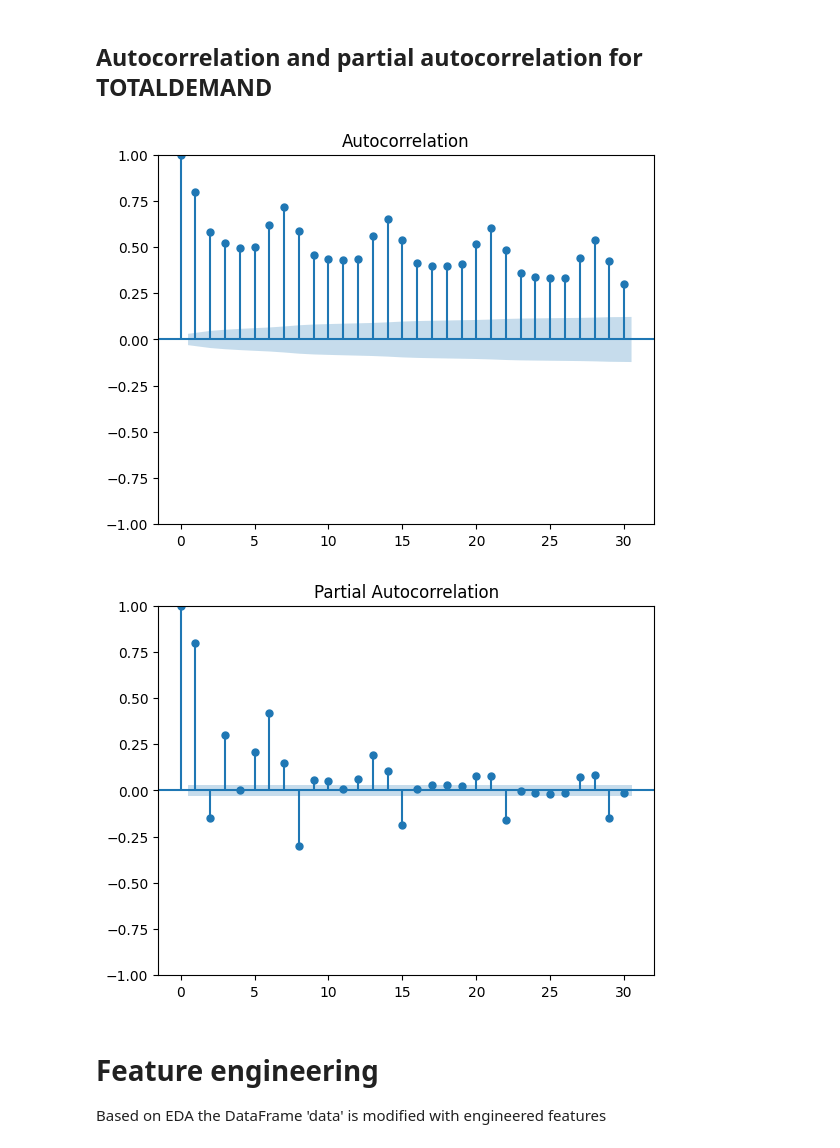
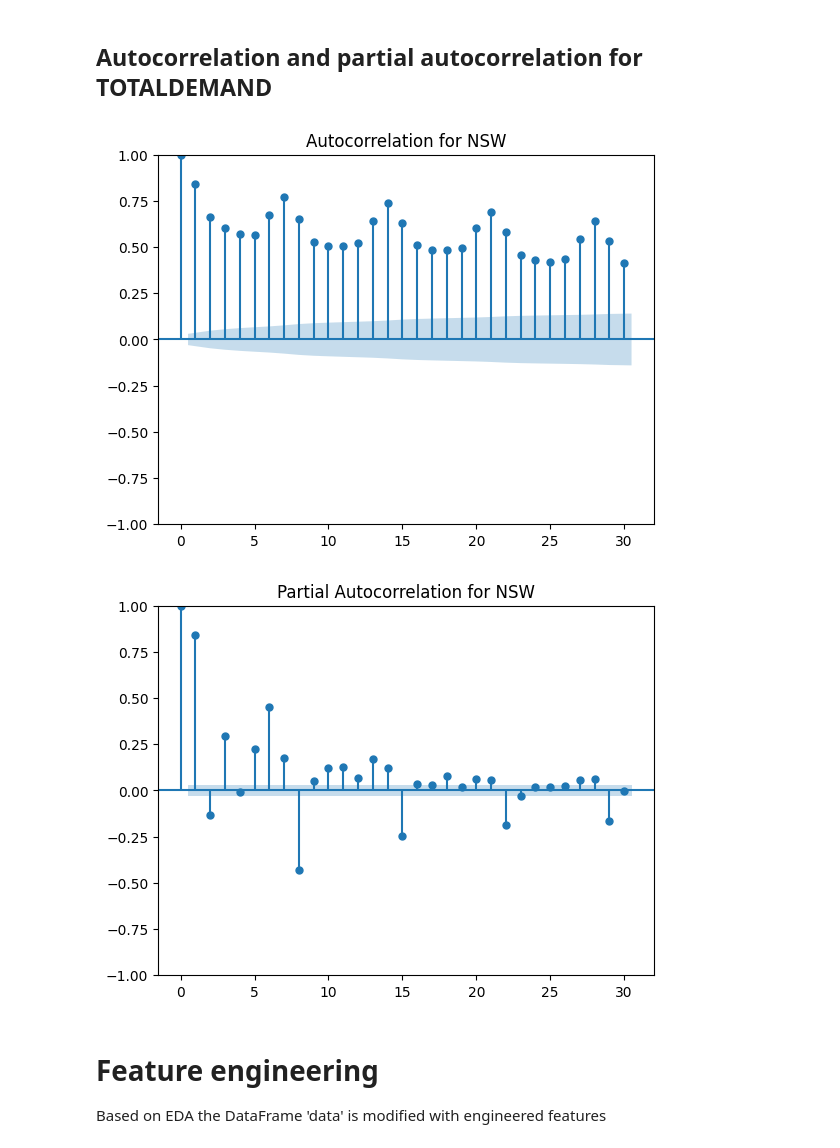
Before and after one commit to KaiJDect/Group10_project, a Jupyter notebook: src/notebooks/Geo_Modelling.ipynb, the cells around one changed output. Saved outputs shown, nothing was run; the diff lists cells and outputs as text; code cells hidden in the pictures.

```diff
--- a/src/notebooks/Geo_Modelling.ipynb
+++ b/src/notebooks/Geo_Modelling.ipynb
@@ -268,7 +268,7 @@ Index(['DATETIME', 'TOTALDEMAND', 'TEMPERATURE', 'Rain', 'Evap', 'Radn', 'VP',
 # %% [markdown]
 data considered loaded at this point checking the data for anychanges made before continuing
 # %%
-data = rollingWindowNSW
+data = rollingWindowQLD
 data.describe()
 # %% [output]
 |  | TOTALDEMAND | TEMPERATURE | Rain | Evap | Radn | VP | RH | bushfire | flood | temp_change | ... |
@@ -323,12 +323,13 @@ plt.show()
 # %% [markdown]
 ## Autocorrelation and partial autocorrelation for TOTALDEMAND
 # %%
-plot_acf(data['TOTALDEMAND'], lags=30)
-plot_pacf(data['TOTALDEMAND'], lags=30)
+state_id = 'NSW'
+plot_acf(data['TOTALDEMAND'], lags=30, title=f'Autocorrelation for {state_id}')
+plot_pacf(data['TOTALDEMAND'], lags=30, title=f'Partial Autocorrelation for {state_id}')
 plt.show()
 # %% [output]
-[figure, old version]
+[figure, new version]
-[figure, old version]
+[figure, new version]
 # %% [markdown]
 # Feature engineering
 
```
Also changed, not shown: parts of 13 cells of this notebook.
